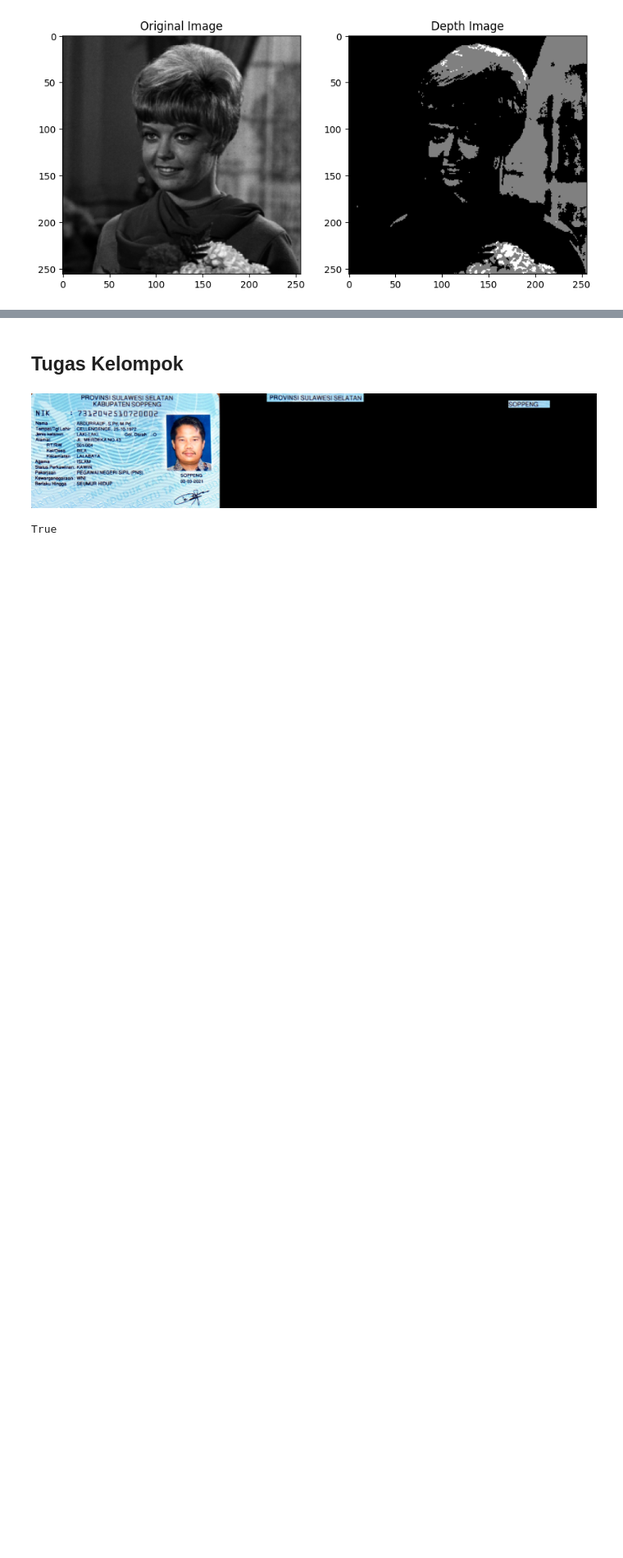
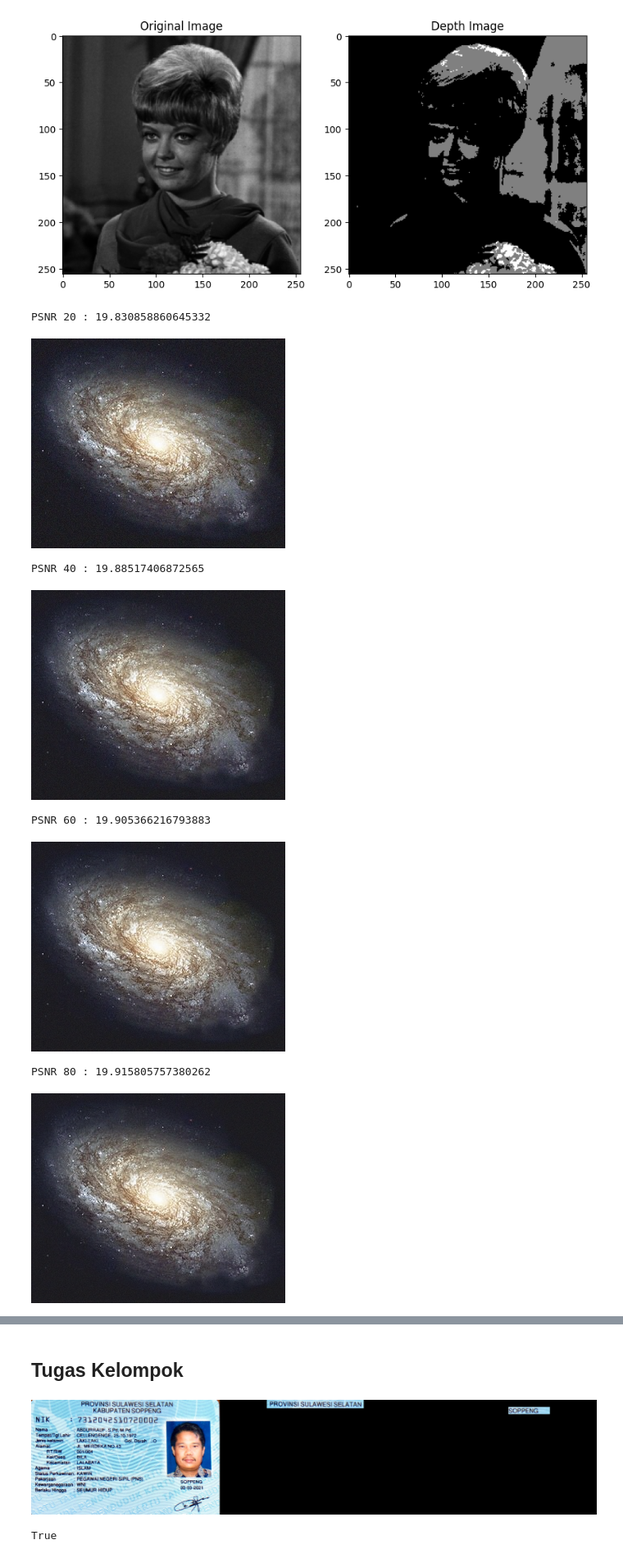
Before and after one commit to caesar013/PCVK_GENAP_2023, a Jupyter notebook: Week5.ipynb, the cells around one changed output, grey strips where cells are left out. Shown at 82% size. Cells and saved outputs as stored; diff of their text form; code cells hidden in the pictures; blank space fills up the shorter version.

```diff
--- a/Week5.ipynb
+++ b/Week5.ipynb
@@ -58,16 +61,33 @@ import glob
 # %%
-cv_img = []
-for img in glob.glob('/content/drive/MyDrive/PCVK/Images for PCVK/noises/*'):
- cv_img.append(cv.imread(img))
-
 def average_denoising(images):
   denoised_image = np.zeros((images[0].shape[0], images[0].shape[1], 3), dtype=np.float32)
 
   for img in images:
     denoised_image += img.astype(np.float32)
 
   denoised_image = denoised_image / len(images)
 
   denoised_image = denoised_image.astype(np.uint8)
 
   return denoised_image
+
+original = cv.imread('/content/drive/MyDrive/PCVK/Images for PCVK/galaxy.jpg')
+images = []
+for img in glob.glob('/content/drive/MyDrive/PCVK/Images for PCVK/noises/*'):
+ images.append(cv.imread(img))
+
+for i, subset_size in enumerate([20,40,60,80,100]):
+  subset = images[:subset_size]
+  denoised_image = average_denoising(subset)
+  psnr_value = cv.PSNR(original,denoised_image)
+  print(f"PSNR {subset_size} : {psnr_value}")
+  cv2_imshow(denoised_image)
+# %% [output]
+PSNR 20 : 19.830858860645332
+[figure, added]
+PSNR 40 : 19.88517406872565
+[figure, added]
+PSNR 60 : 19.905366216793883
+[figure, added]
+PSNR 80 : 19.915805757380262
+[figure, added]
```
Also changed, not shown: parts of 12 cells of this notebook.
